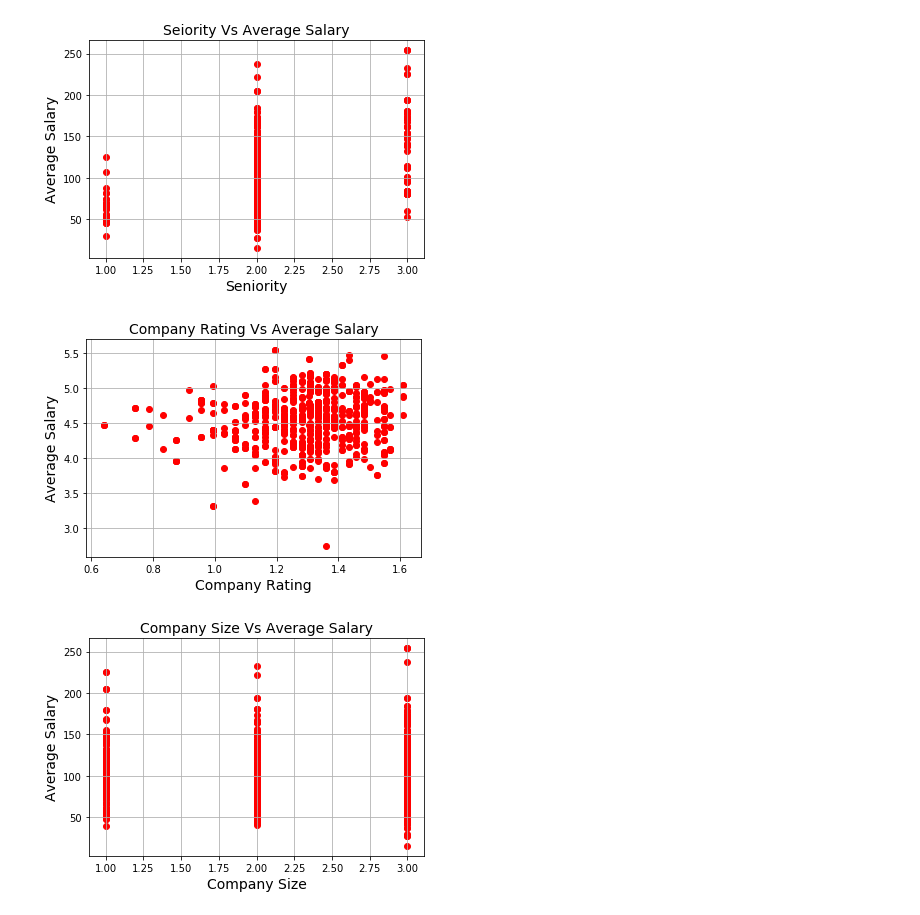
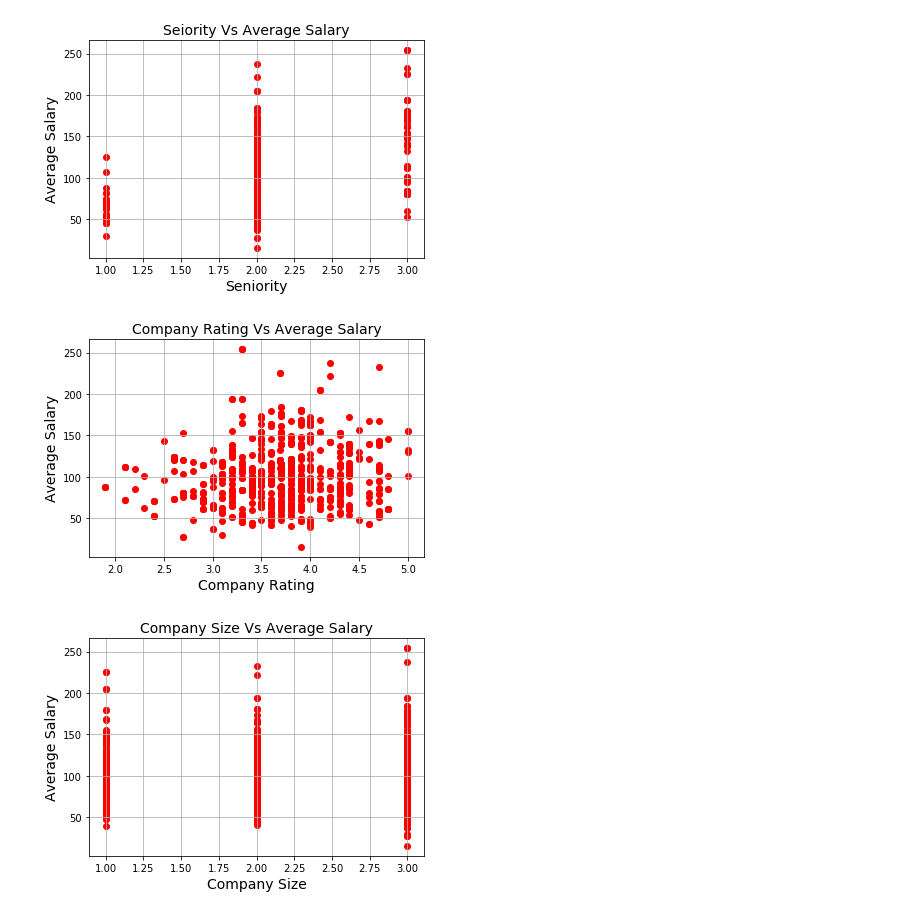
Before and after one commit to aidanberry12/Glassdoor_Salary_Analysis, a Jupyter notebook: Model_Building.ipynb, the cells around one changed output. Cells and saved outputs as stored; diff of their text form; code cells hidden in the pictures.

```diff
--- a/Model_Building.ipynb
+++ b/Model_Building.ipynb
@@ -98,14 +102,14 @@ plt.show()
 [figure]
 # %%
 # the log transform of company_rating and avg_salary gives the most linear and tight fit
-plt.scatter(df['company_rating'].apply(np.log), df['avg_salary'].apply(np.log), color='red')
-plt.title('Log Company Rating Vs Log Average Salary', fontsize=14)
-plt.xlabel('ln(Company Rating)', fontsize=14)
-plt.ylabel('ln(Average Salary)', fontsize=14)
+plt.scatter(df['company_rating'], df['avg_salary'], color='red')
+plt.title('Company Rating Vs Average Salary', fontsize=14)
+plt.xlabel('Company Rating', fontsize=14)
+plt.ylabel('Average Salary', fontsize=14)
 plt.grid(True)
 plt.show()
 # %% [output]
-[figure, old version]
+[figure, new version]
 # %%
 plt.scatter(df['company_size'], df['avg_salary'], color='red')
 plt.title('Company Size Vs Average Salary', fontsize=14)
```
Also changed, not shown: parts of 19 cells of this notebook.
